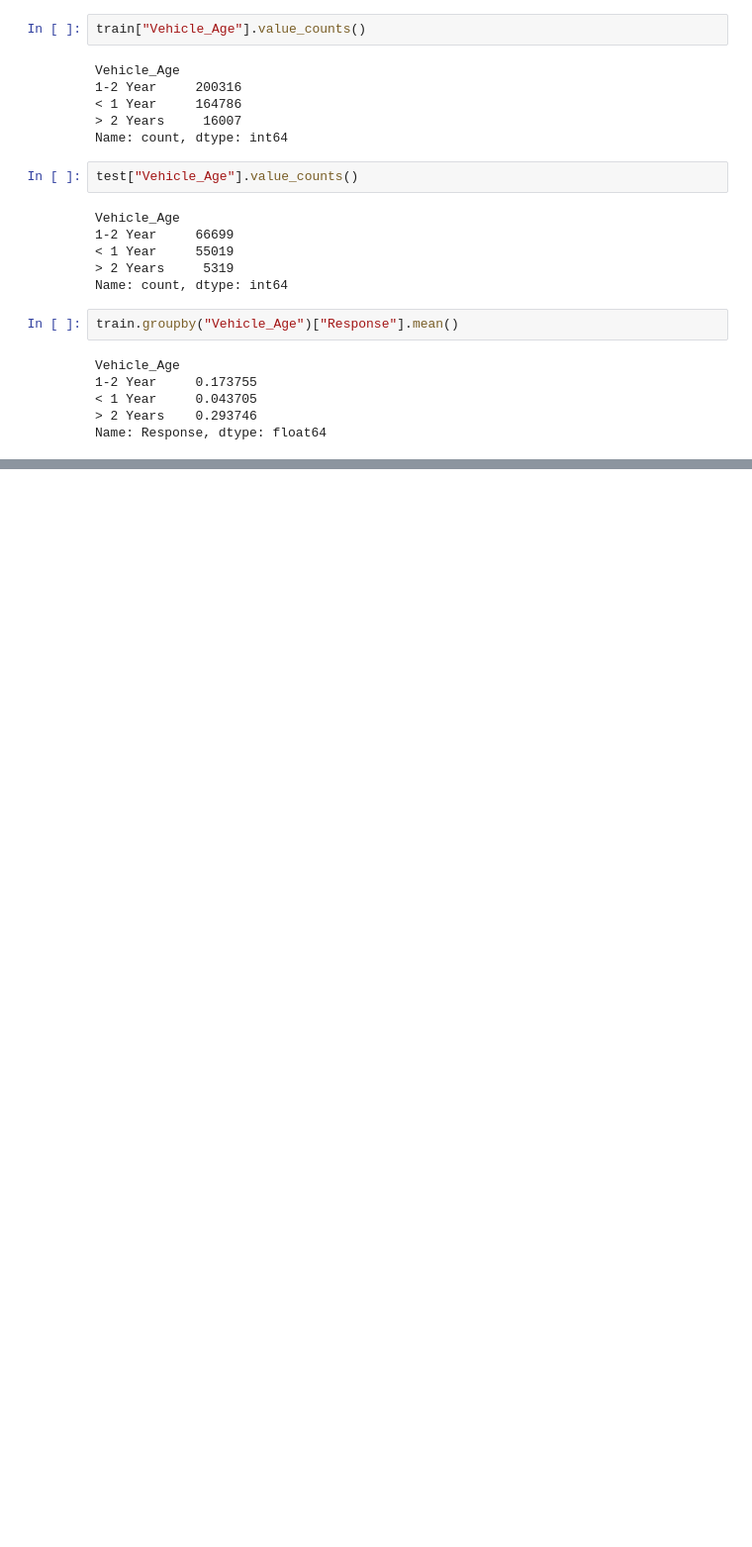
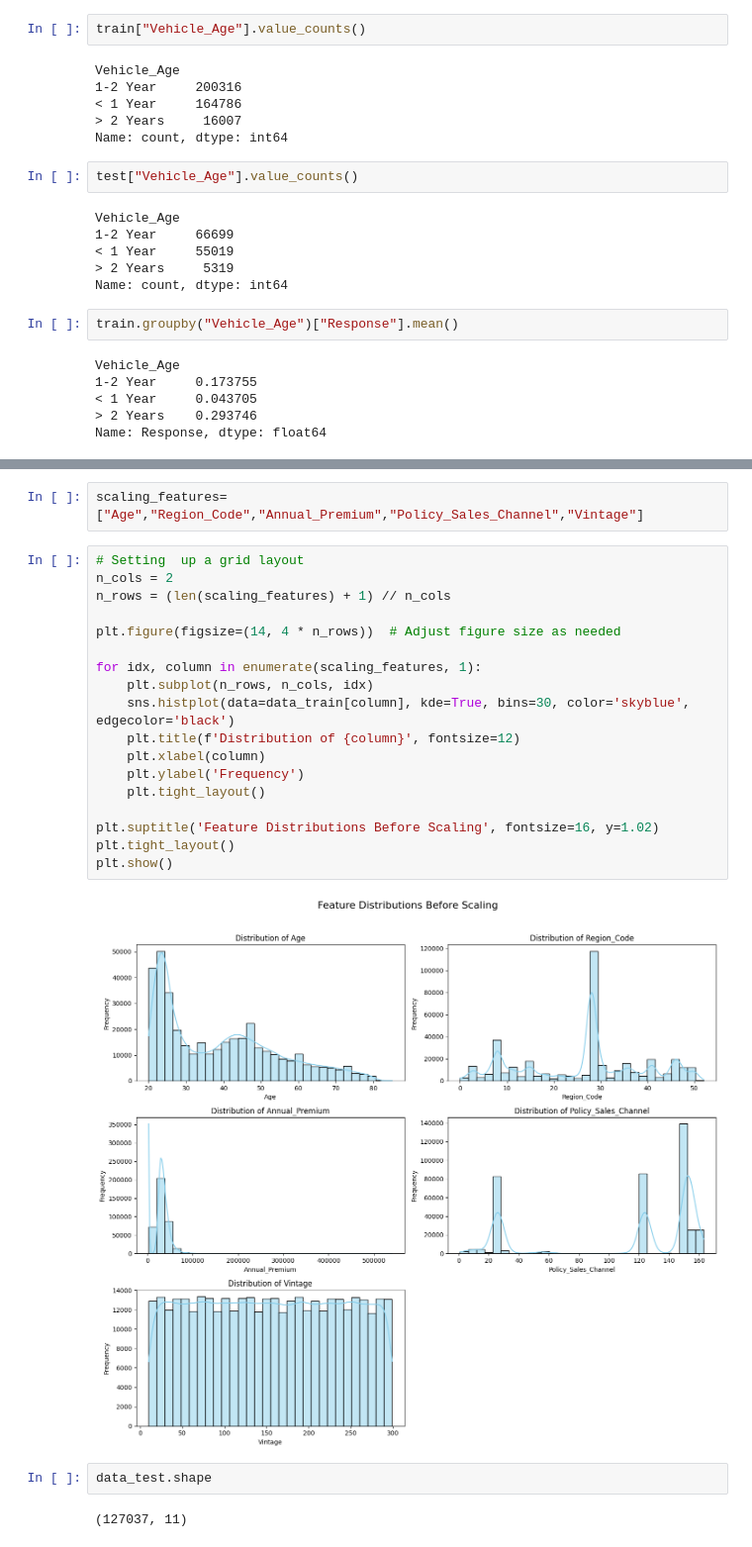
Before and after one commit to Ashokyaganti27/health_insurance, a Jupyter notebook: notebooks/EDA.ipynb, the cells around one changed output, grey strips where cells are left out. Shown at 99% size. Drawn from its saved outputs; the diff is of its cells as text; blank space fills up the shorter version.

```diff
--- a/notebooks/EDA.ipynb
+++ b/notebooks/EDA.ipynb
@@ -230,0 +253,26 @@ Name: Response, dtype: float64
+# %%
+scaling_features=["Age","Region_Code","Annual_Premium","Policy_Sales_Channel","Vintage"]
+# %%
+# Setting  up a grid layout
+n_cols = 2
+n_rows = (len(scaling_features) + 1) // n_cols
+
+plt.figure(figsize=(14, 4 * n_rows))  # Adjust figure size as needed
+
+for idx, column in enumerate(scaling_features, 1):
+    plt.subplot(n_rows, n_cols, idx)
+    sns.histplot(data=data_train[column], kde=True, bins=30, color='skyblue', edgecolor='black')
+    plt.title(f'Distribution of {column}', fontsize=12)
+    plt.xlabel(column)
+    plt.ylabel('Frequency')
+    plt.tight_layout()
+
+plt.suptitle('Feature Distributions Before Scaling', fontsize=16, y=1.02)
+plt.tight_layout()
+plt.show()
+# %% [output]
+[figure, added]
+# %%
+data_test.shape
+# %% [output]
+(127037, 11)
```
Also changed, not shown: parts of 3 cells of this notebook, 13 other files.
